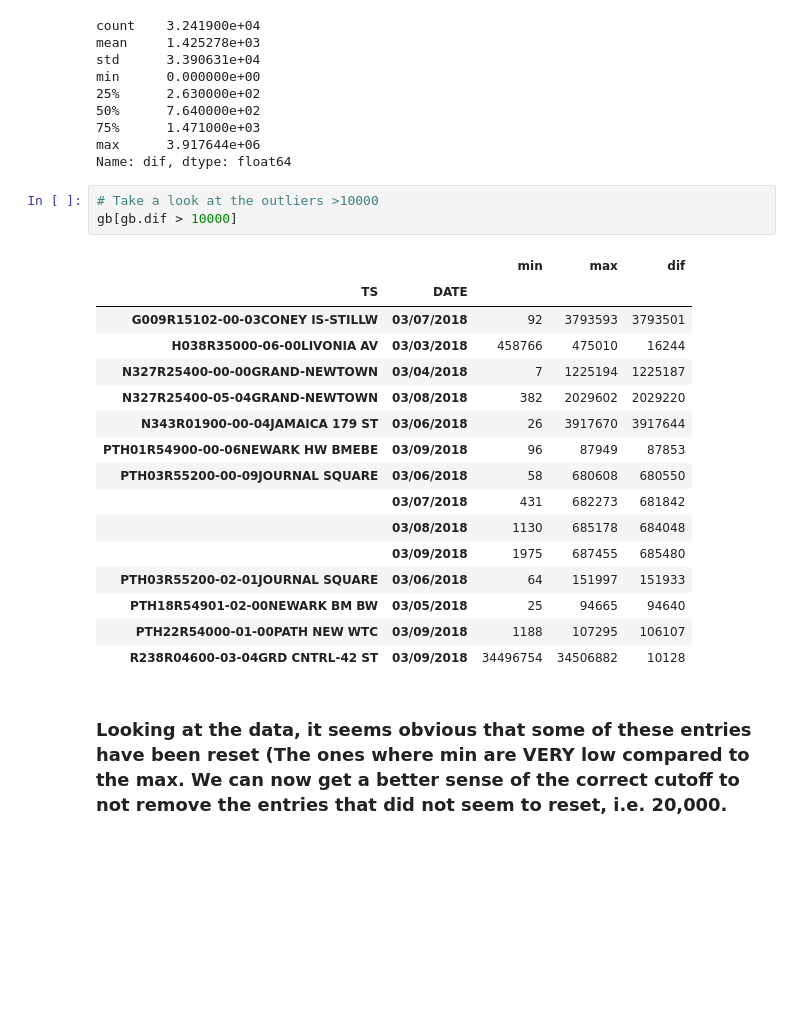
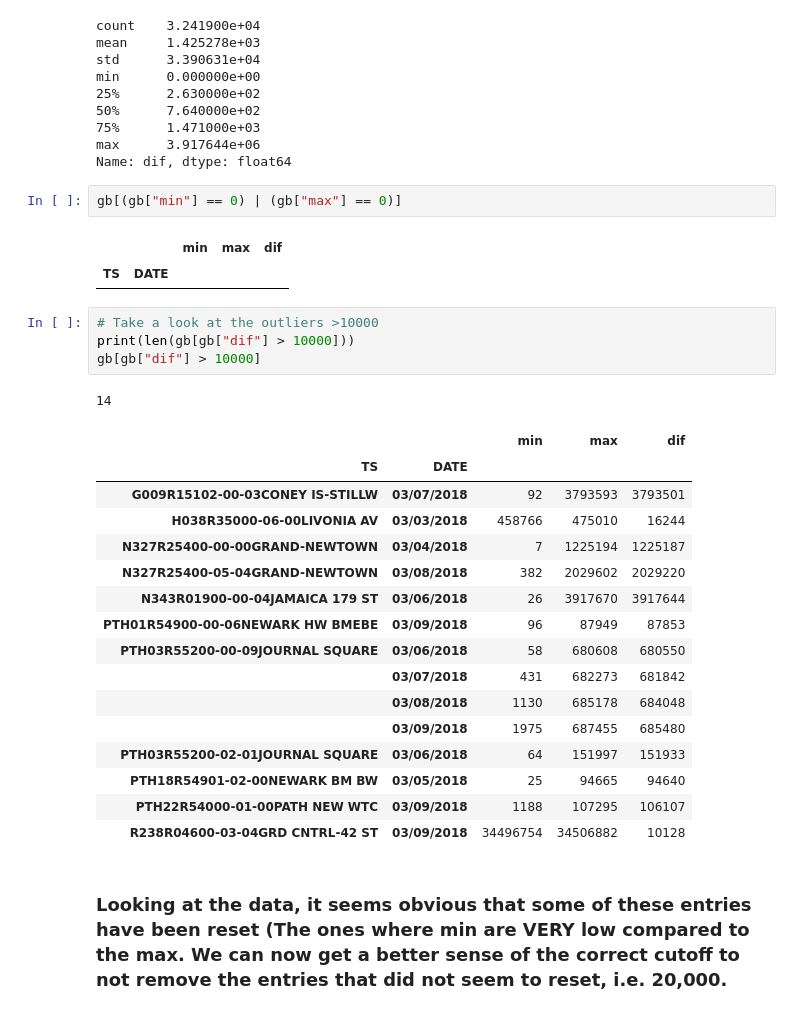
Before and after one commit to pmin91/DS_projects, a Jupyter notebook: Project1/challenges.ipynb, the cells around one changed output. Cells and saved outputs as stored; diff of their text form; blank space fills up the shorter version.

```diff
--- a/Project1/challenges.ipynb
+++ b/Project1/challenges.ipynb
@@ -125,10 +109,17 @@ min      0.000000e+00
 75%      1.471000e+03
 max      3.917644e+06
 Name: dif, dtype: float64
+# %%
+gb[(gb["min"] == 0) | (gb["max"] == 0)]
+# %% [output]
+|  |  | min | max | dif |
+| TS | DATE |  |  |  |
 # %%
 # Take a look at the outliers >10000
-gb[gb.dif > 10000]
+print(len(gb[gb["dif"] > 10000]))
+gb[gb["dif"] > 10000]
 # %% [output]
+14
 |  |  | min | max | dif |
 | TS | DATE |  |  |  |
 | G009R15102-00-03CONEY IS-STILLW | 03/07/2018 | 92 | 3793593 | 3793501 |
```
Also changed, not shown: parts of 5 cells of this notebook.
